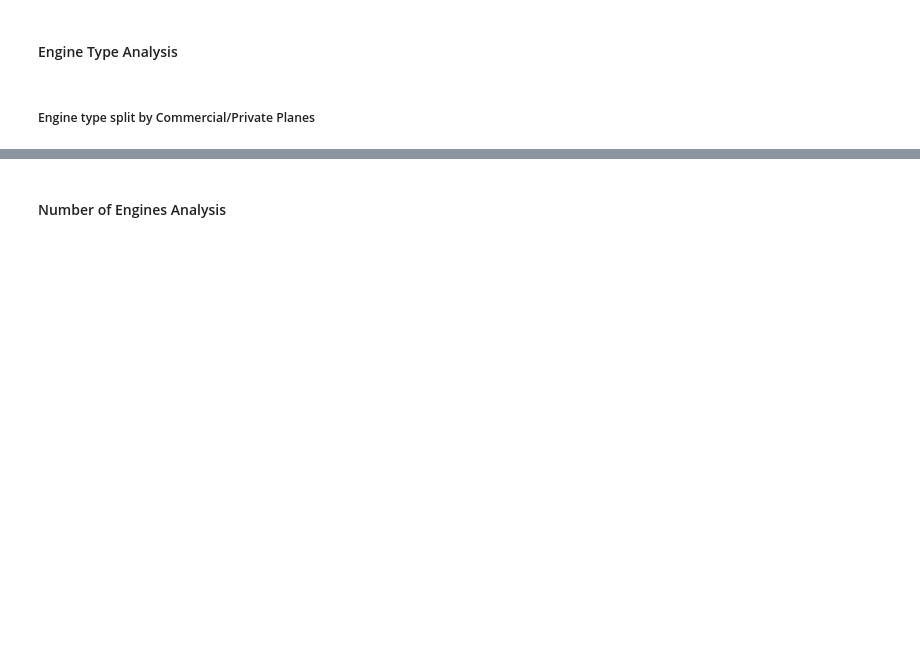
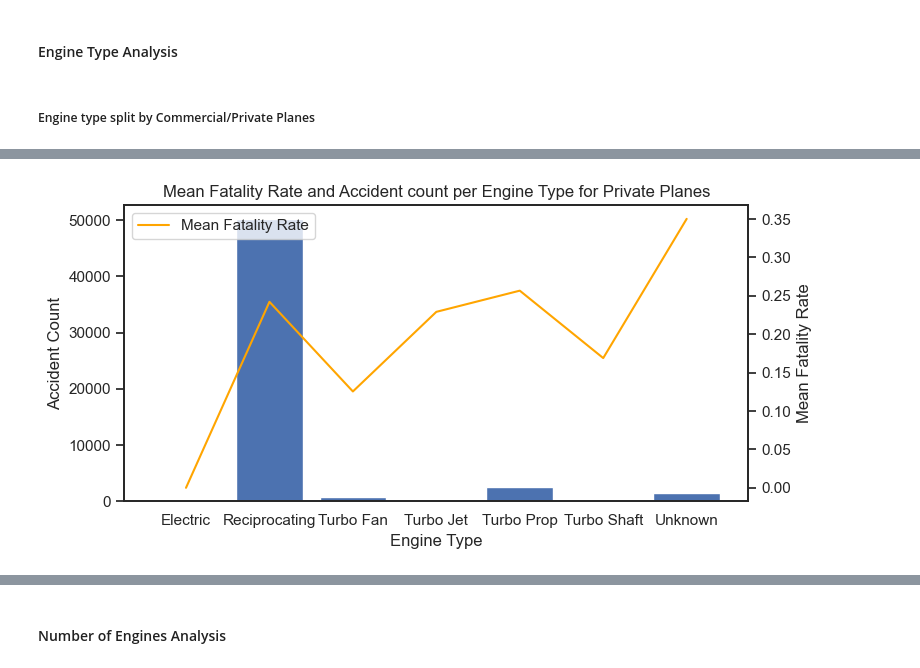
Before and after one commit to KBE25/risk_analysis, a Jupyter notebook: accident_analysis.ipynb, the cells around one changed output, grey strips where cells are left out. Saved outputs shown, nothing was run; the diff lists cells and outputs as text; code cells hidden in the pictures; blank space fills up the shorter version.

```diff
--- a/accident_analysis.ipynb
+++ b/accident_analysis.ipynb
@@ -413,0 +410,30 @@ plt.tight_layout();
+# %%
+#Comparing Engine type fatality rate and accident count for Private Planes
+#Create accident count per engine
+p_engine_types_test = p_planes['Engine.Type'].value_counts().sort_index()
+
+#Calculate mean featality per engine
+p_mean_fatality_enginetype = p_planes.groupby('Engine.Type')['Fatal_Injury_Rate'].mean().sort_index()
+
+#Plot the Count and Mean Fatality for Engine Type
+fig, ax1 = plt.subplots(figsize=(8,4))
+
+# Plot bar chart
+ax1.bar(p_engine_types_test.index, p_engine_types_test.values, label='Accident Count')
+
+# Create a second axis
+ax2 = ax1.twinx()
+
+# Plot line chart
+ax2.plot(p_mean_fatality_enginetype.index, p_mean_fatality_enginetype.values, color='orange', label='Mean Fatality Rate')
+
+# Set labels and legend
+ax1.set_xlabel('Engine Type')
+ax1.set_ylabel('Accident Count')
+ax2.set_ylabel('Mean Fatality Rate')
+plt.title('Mean Fatality Rate and Accident count per Engine Type for Private Planes')
+#plt.savefig("images/private_enginetype.jpg")
+plt.legend()
+plt.tight_layout();
+# %% [output]
+[figure, added]
```
Also changed, not shown: parts of 13 cells of this notebook, 5 other files.
